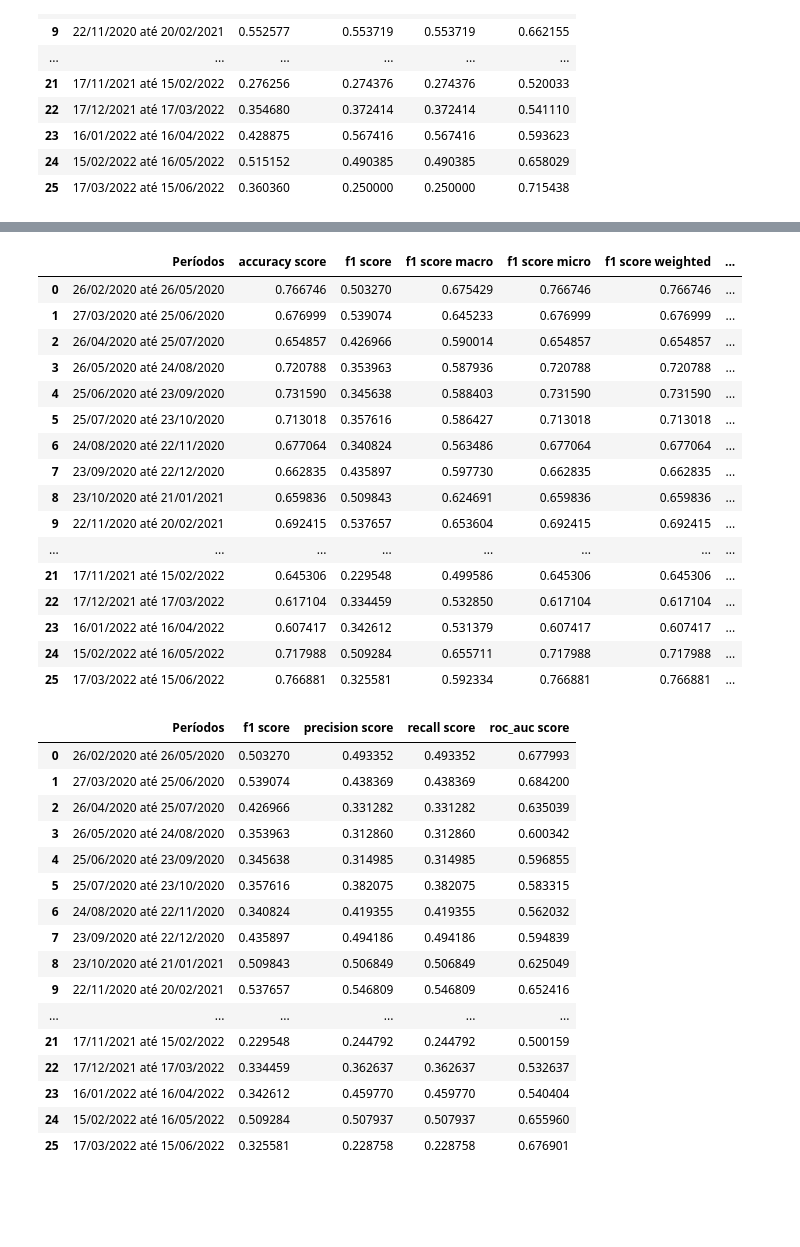
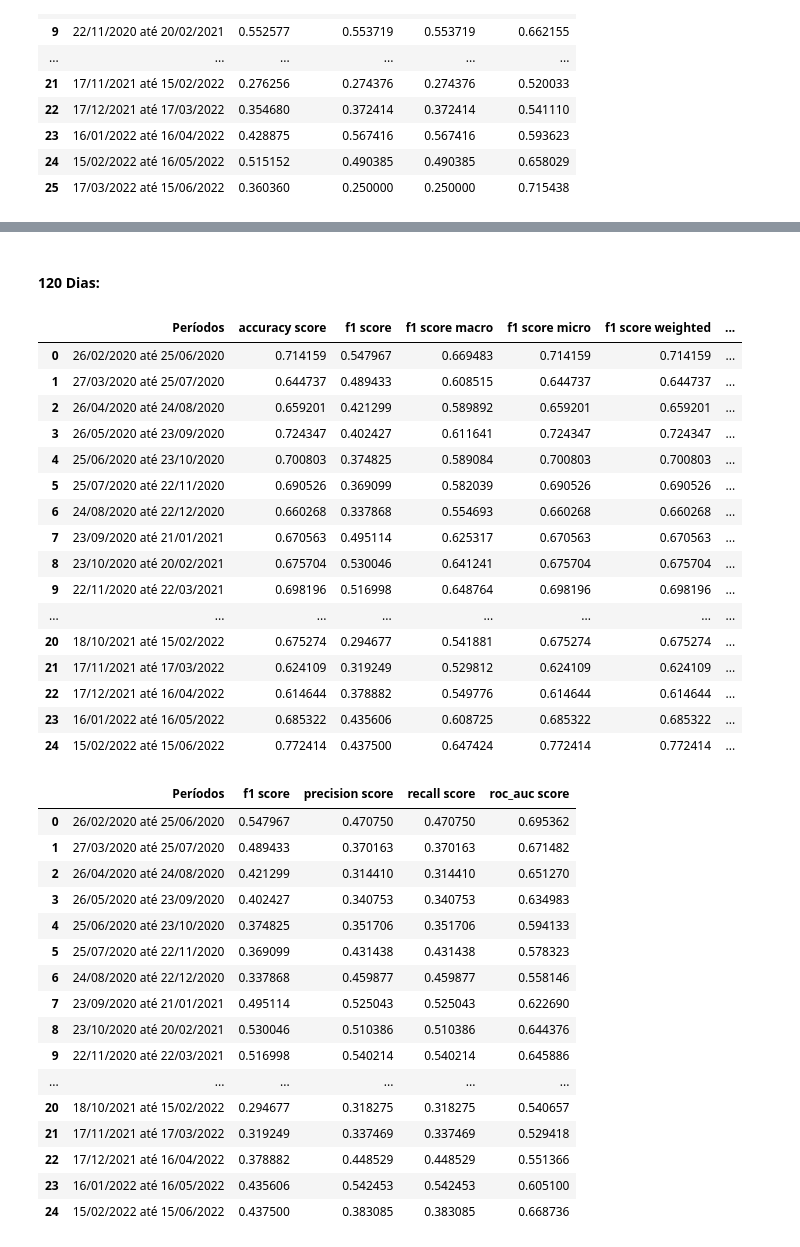
Before and after one commit to bielarnaud/Estudo_dados_de_covid, a Jupyter notebook: Codes/Classificação/Métricas.ipynb, the cells around one changed output, grey strips where cells are left out. Cells and saved outputs as stored; diff of their text form; code cells hidden in the pictures; blank space fills up the shorter version.

```diff
--- a/Codes/Classificação/Métricas.ipynb
+++ b/Codes/Classificação/Métricas.ipynb
@@ -57,42 +325,44 @@ metricas_90_rf_final
+# %% [markdown]
+#### 120 Dias:
 # %%
-metricas_90_gb = pd.read_csv(r"C:\Users\maril\OneDrive\Área de Trabalho\Estudo_dados_de_covid\Codes\Classificação\metricas_90_gb_final.csv")
-metricas_90_gb
+metricas_120_rf = pd.read_csv(r"C:\Users\maril\OneDrive\Área de Trabalho\Estudo_dados_de_covid\Codes\Classificação\metricas_120_rf_final.csv")
+metricas_120_rf
 # %% [output]
 |  | Períodos | accuracy score | f1 score | f1 score macro | f1 score micro | f1 score weighted | ... |
-| 0 | 26/02/2020 até 26/05/2020 | 0.766746 | 0.503270 | 0.675429 | 0.766746 | 0.766746 | ... |
-| 1 | 27/03/2020 até 25/06/2020 | 0.676999 | 0.539074 | 0.645233 | 0.676999 | 0.676999 | ... |
-| 2 | 26/04/2020 até 25/07/2020 | 0.654857 | 0.426966 | 0.590014 | 0.654857 | 0.654857 | ... |
-| 3 | 26/05/2020 até 24/08/2020 | 0.720788 | 0.353963 | 0.587936 | 0.720788 | 0.720788 | ... |
-| 4 | 25/06/2020 até 23/09/2020 | 0.731590 | 0.345638 | 0.588403 | 0.731590 | 0.731590 | ... |
-| 5 | 25/07/2020 até 23/10/2020 | 0.713018 | 0.357616 | 0.586427 | 0.713018 | 0.713018 | ... |
-| 6 | 24/08/2020 até 22/11/2020 | 0.677064 | 0.340824 | 0.563486 | 0.677064 | 0.677064 | ... |
-| 7 | 23/09/2020 até 22/12/2020 | 0.662835 | 0.435897 | 0.597730 | 0.662835 | 0.662835 | ... |
-| 8 | 23/10/2020 até 21/01/2021 | 0.659836 | 0.509843 | 0.624691 | 0.659836 | 0.659836 | ... |
-| 9 | 22/11/2020 até 20/02/2021 | 0.692415 | 0.537657 | 0.653604 | 0.692415 | 0.692415 | ... |
+| 0 | 26/02/2020 até 25/06/2020 | 0.714159 | 0.547967 | 0.669483 | 0.714159 | 0.714159 | ... |
+| 1 | 27/03/2020 até 25/07/2020 | 0.644737 | 0.489433 | 0.608515 | 0.644737 | 0.644737 | ... |
+| 2 | 26/04/2020 até 24/08/2020 | 0.659201 | 0.421299 | 0.589892 | 0.659201 | 0.659201 | ... |
+| 3 | 26/05/2020 até 23/09/2020 | 0.724347 | 0.402427 | 0.611641 | 0.724347 | 0.724347 | ... |
+| 4 | 25/06/2020 até 23/10/2020 | 0.700803 | 0.374825 | 0.589084 | 0.700803 | 0.700803 | ... |
+| 5 | 25/07/2020 até 22/11/2020 | 0.690526 | 0.369099 | 0.582039 | 0.690526 | 0.690526 | ... |
+| 6 | 24/08/2020 até 22/12/2020 | 0.660268 | 0.337868 | 0.554693 | 0.660268 | 0.660268 | ... |
+| 7 | 23/09/2020 até 21/01/2021 | 0.670563 | 0.495114 | 0.625317 | 0.670563 | 0.670563 | ... |
+| 8 | 23/10/2020 até 20/02/2021 | 0.675704 | 0.530046 | 0.641241 | 0.675704 | 0.675704 | ... |
+| 9 | 22/11/2020 até 22/03/2021 | 0.698196 | 0.516998 | 0.648764 | 0.698196 | 0.698196 | ... |
 | ... | ... | ... | ... | ... | ... | ... | ... |
-| 21 | 17/11/2021 até 15/02/2022 | 0.645306 | 0.229548 | 0.499586 | 0.645306 | 0.645306 | ... |
-| 22 | 17/12/2021 até 17/03/2022 | 0.617104 | 0.334459 | 0.532850 | 0.617104 | 0.617104 | ... |
-| 23 | 16/01/2022 até 16/04/2022 | 0.607417 | 0.342612 | 0.531379 | 0.607417 | 0.607417 | ... |
-| 24 | 15/02/2022 até 16/05/2022 | 0.717988 | 0.509284 | 0.655711 | 0.717988 | 0.717988 | ... |
-| 25 | 17/03/2022 até 15/06/2022 | 0.766881 | 0.325581 | 0.592334 | 0.766881 | 0.766881 | ... |
+| 20 | 18/10/2021 até 15/02/2022 | 0.675274 | 0.294677 | 0.541881 | 0.675274 | 0.675274 | ... |
+| 21 | 17/11/2021 até 17/03/2022 | 0.624109 | 0.319249 | 0.529812 | 0.624109 | 0.624109 | ... |
+| 22 | 17/12/2021 até 16/04/2022 | 0.614644 | 0.378882 | 0.549776 | 0.614644 | 0.614644 | ... |
+| 23 | 16/01/2022 até 16/05/2022 | 0.685322 | 0.435606 | 0.608725 | 0.685322 | 0.685322 | ... |
+| 24 | 15/02/2022 até 15/06/2022 | 0.772414 | 0.437500 | 0.647424 | 0.772414 | 0.772414 | ... |
 # %%
-metricas_90_gb_final = metricas_90_gb.drop(['accuracy score', 'f1 score macro', 'f1 score micro', 'f1 score weighted', 'precision score macro', 'precision score micro', 'precision score weighted', 'recall score macro', 'recall score micro', 'recall score weighted'], axis=1)
-metricas_90_gb_final
+metricas_120_rf_final = metricas_120_rf.drop(['accuracy score', 'f1 score macro', 'f1 score micro', 'f1 score weighted', 'precision score macro', 'precision score micro', 'precision score weighted', 'recall score macro', 'recall score micro', 'recall score weighted'], axis=1)
+metricas_120_rf_final
 # %% [output]
 |  | Períodos | f1 score | precision score | recall score | roc_auc score |
-| 0 | 26/02/2020 até 26/05/2020 | 0.503270 | 0.493352 | 0.493352 | 0.677993 |
-| 1 | 27/03/2020 até 25/06/2020 | 0.539074 | 0.438369 | 0.438369 | 0.684200 |
-| 2 | 26/04/2020 até 25/07/2020 | 0.426966 | 0.331282 | 0.331282 | 0.635039 |
-| 3 | 26/05/2020 até 24/08/2020 | 0.353963 | 0.312860 | 0.312860 | 0.600342 |
-| 4 | 25/06/2020 até 23/09/2020 | 0.345638 | 0.314985 | 0.314985 | 0.596855 |
-| 5 | 25/07/2020 até 23/10/2020 | 0.357616 | 0.382075 | 0.382075 | 0.583315 |
-| 6 | 24/08/2020 até 22/11/2020 | 0.340824 | 0.419355 | 0.419355 | 0.562032 |
-| 7 | 23/09/2020 até 22/12/2020 | 0.435897 | 0.494186 | 0.494186 | 0.594839 |
-| 8 | 23/10/2020 até 21/01/2021 | 0.509843 | 0.506849 | 0.506849 | 0.625049 |
-| 9 | 22/11/2020 até 20/02/2021 | 0.537657 | 0.546809 | 0.546809 | 0.652416 |
+| 0 | 26/02/2020 até 25/06/2020 | 0.547967 | 0.470750 | 0.470750 | 0.695362 |
+| 1 | 27/03/2020 até 25/07/2020 | 0.489433 | 0.370163 | 0.370163 | 0.671482 |
+| 2 | 26/04/2020 até 24/08/2020 | 0.421299 | 0.314410 | 0.314410 | 0.651270 |
+| 3 | 26/05/2020 até 23/09/2020 | 0.402427 | 0.340753 | 0.340753 | 0.634983 |
+| 4 | 25/06/2020 até 23/10/2020 | 0.374825 | 0.351706 | 0.351706 | 0.594133 |
+| 5 | 25/07/2020 até 22/11/2020 | 0.369099 | 0.431438 | 0.431438 | 0.578323 |
+| 6 | 24/08/2020 até 22/12/2020 | 0.337868 | 0.459877 | 0.459877 | 0.558146 |
+| 7 | 23/09/2020 até 21/01/2021 | 0.495114 | 0.525043 | 0.525043 | 0.622690 |
+| 8 | 23/10/2020 até 20/02/2021 | 0.530046 | 0.510386 | 0.510386 | 0.644376 |
+| 9 | 22/11/2020 até 22/03/2021 | 0.516998 | 0.540214 | 0.540214 | 0.645886 |
 | ... | ... | ... | ... | ... | ... |
-| 21 | 17/11/2021 até 15/02/2022 | 0.229548 | 0.244792 | 0.244792 | 0.500159 |
-| 22 | 17/12/2021 até 17/03/2022 | 0.334459 | 0.362637 | 0.362637 | 0.532637 |
-| 23 | 16/01/2022 até 16/04/2022 | 0.342612 | 0.459770 | 0.459770 | 0.540404 |
-| 24 | 15/02/2022 até 16/05/2022 | 0.509284 | 0.507937 | 0.507937 | 0.655960 |
-| 25 | 17/03/2022 até 15/06/2022 | 0.325581 | 0.228758 | 0.228758 | 0.676901 |
+| 20 | 18/10/2021 até 15/02/2022 | 0.294677 | 0.318275 | 0.318275 | 0.540657 |
+| 21 | 17/11/2021 até 17/03/2022 | 0.319249 | 0.337469 | 0.337469 | 0.529418 |
+| 22 | 17/12/2021 até 16/04/2022 | 0.378882 | 0.448529 | 0.448529 | 0.551366 |
+| 23 | 16/01/2022 até 16/05/2022 | 0.435606 | 0.542453 | 0.542453 | 0.605100 |
+| 24 | 15/02/2022 até 15/06/2022 | 0.437500 | 0.383085 | 0.383085 | 0.668736 |
```
Also changed, not shown: parts of 93 cells of this notebook, 13 other files.
